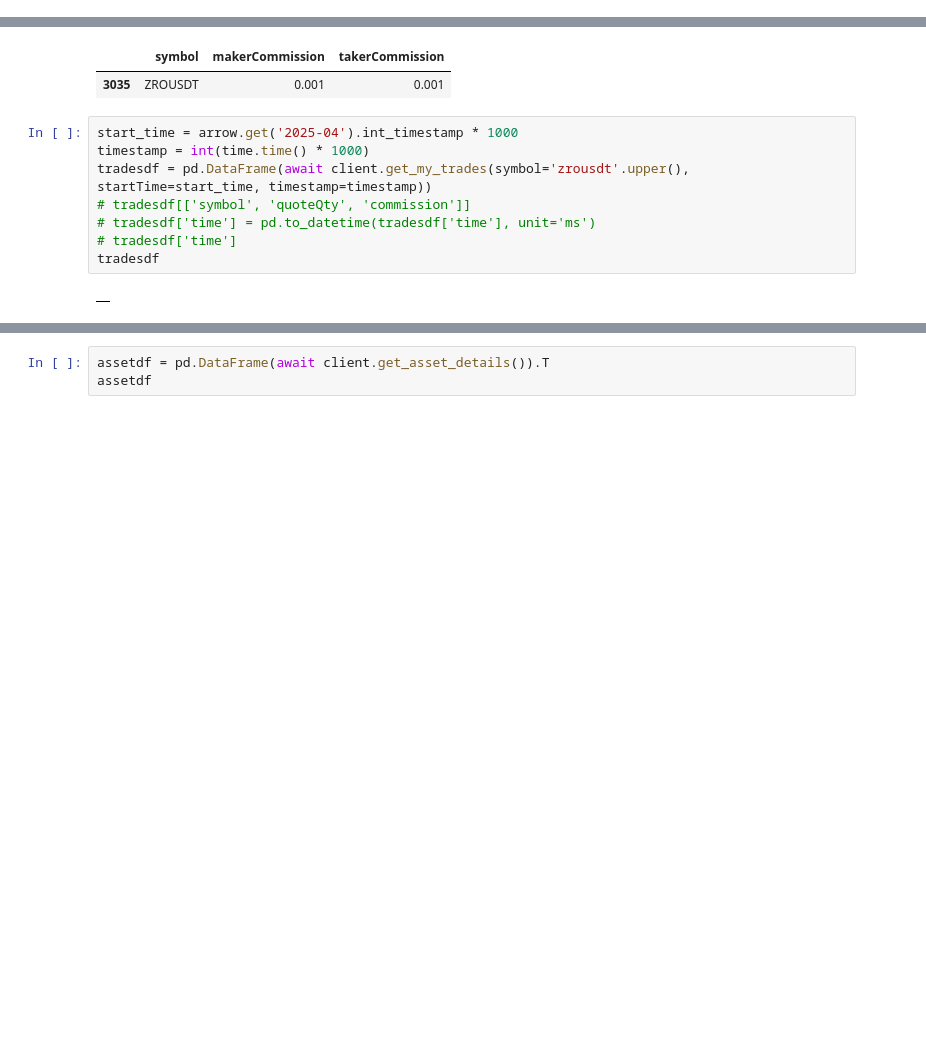
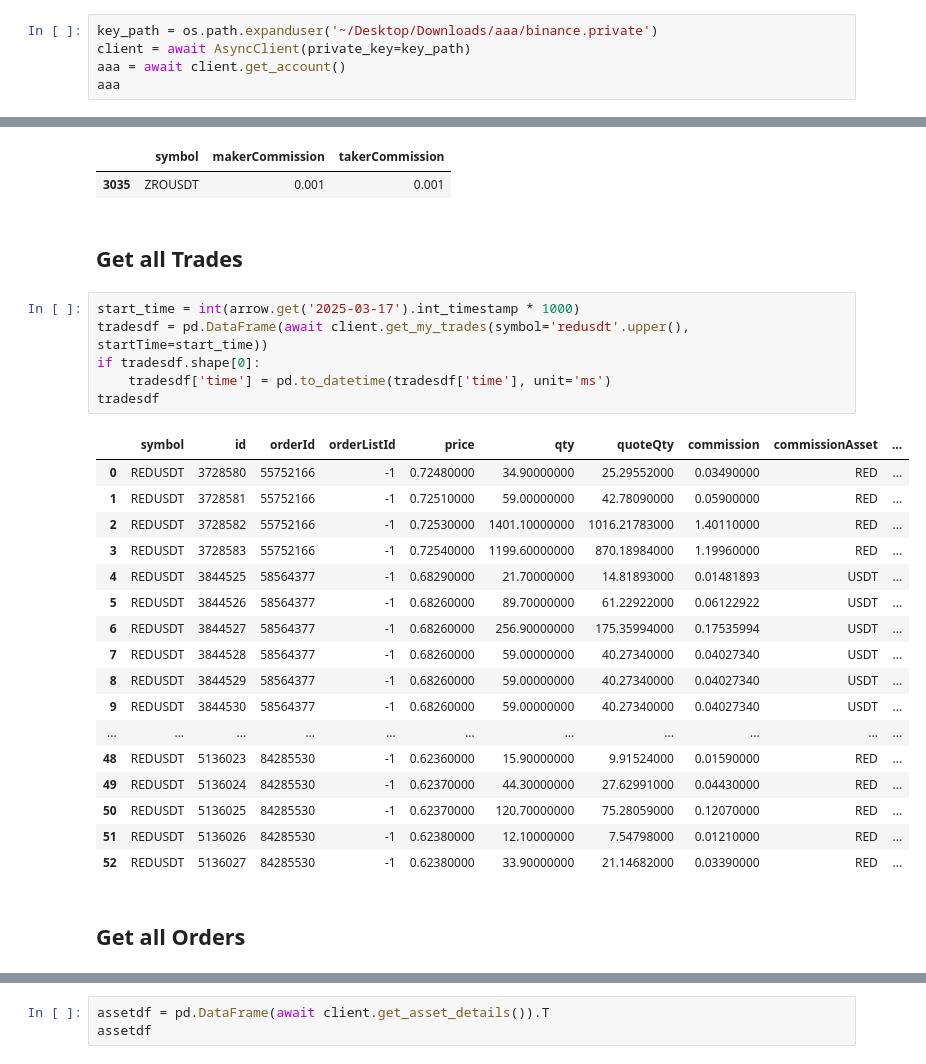
Before and after one commit to enchance/tktor, a Jupyter notebook: dev/scripts/binance1.ipynb, the cells around one changed output, grey strips where cells are left out. Saved outputs shown, nothing was run; the diff lists cells and outputs as text; blank space fills up the shorter version.

Commit message:
modify pointers after fetching new orders/trades

```diff
--- a/dev/scripts/binance1.ipynb
+++ b/dev/scripts/binance1.ipynb
@@ -22,0 +25,5 @@ client_session: <aiohttp.client.ClientSession object at 0x...>
+# %%
+key_path = os.path.expanduser('~/Desktop/Downloads/aaa/binance.private')
+client = await AsyncClient(private_key=key_path)
+aaa = await client.get_account()
+aaa
@@ -30,13 +39,31 @@ feedf[feedf['symbol'] == 'zrousdt'.upper()]
 # %% [output]
 |  | symbol | makerCommission | takerCommission |
 | 3035 | ZROUSDT | 0.001 | 0.001 |
+# %% [markdown]
+## Get all Trades
 # %%
-start_time = arrow.get('2025-04').int_timestamp * 1000
-timestamp = int(time.time() * 1000)
-tradesdf = pd.DataFrame(await client.get_my_trades(symbol='zrousdt'.upper(), startTime=start_time, timestamp=timestamp))
-# tradesdf[['symbol', 'quoteQty', 'commission']]
-# tradesdf['time'] = pd.to_datetime(tradesdf['time'], unit='ms')
-# tradesdf['time']
+start_time = int(arrow.get('2025-03-17').int_timestamp * 1000)
+tradesdf = pd.DataFrame(await client.get_my_trades(symbol='redusdt'.upper(), startTime=start_time))
+if tradesdf.shape[0]:
+    tradesdf['time'] = pd.to_datetime(tradesdf['time'], unit='ms')
 tradesdf
 # %% [output]
-|  |
+|  | symbol | id | orderId | orderListId | price | qty | quoteQty | commission | commissionAsset | ... |
+| 0 | REDUSDT | 3728580 | 55752166 | -1 | 0.72480000 | 34.90000000 | 25.29552000 | 0.03490000 | RED | ... |
+| 1 | REDUSDT | 3728581 | 55752166 | -1 | 0.72510000 | 59.00000000 | 42.78090000 | 0.05900000 | RED | ... |
+| 2 | REDUSDT | 3728582 | 55752166 | -1 | 0.72530000 | 1401.10000000 | 1016.21783000 | 1.40110000 | RED | ... |
+| 3 | REDUSDT | 3728583 | 55752166 | -1 | 0.72540000 | 1199.60000000 | 870.18984000 | 1.19960000 | RED | ... |
+| 4 | REDUSDT | 3844525 | 58564377 | -1 | 0.68290000 | 21.70000000 | 14.81893000 | 0.01481893 | USDT | ... |
+| 5 | REDUSDT | 3844526 | 58564377 | -1 | 0.68260000 | 89.70000000 | 61.22922000 | 0.06122922 | USDT | ... |
+| 6 | REDUSDT | 3844527 | 58564377 | -1 | 0.68260000 | 256.90000000 | 175.35994000 | 0.17535994 | USDT | ... |
+| 7 | REDUSDT | 3844528 | 58564377 | -1 | 0.68260000 | 59.00000000 | 40.27340000 | 0.04027340 | USDT | ... |
+| 8 | REDUSDT | 3844529 | 58564377 | -1 | 0.68260000 | 59.00000000 | 40.27340000 | 0.04027340 | USDT | ... |
+| 9 | REDUSDT | 3844530 | 58564377 | -1 | 0.68260000 | 59.00000000 | 40.27340000 | 0.04027340 | USDT | ... |
+| ... | ... | ... | ... | ... | ... | ... | ... | ... | ... | ... |
+| 48 | REDUSDT | 5136023 | 84285530 | -1 | 0.62360000 | 15.90000000 | 9.91524000 | 0.01590000 | RED | ... |
+| 49 | REDUSDT | 5136024 | 84285530 | -1 | 0.62370000 | 44.30000000 | 27.62991000 | 0.04430000 | RED | ... |
+| 50 | REDUSDT | 5136025 | 84285530 | -1 | 0.62370000 | 120.70000000 | 75.28059000 | 0.12070000 | RED | ... |
+| 51 | REDUSDT | 5136026 | 84285530 | -1 | 0.62380000 | 12.10000000 | 7.54798000 | 0.01210000 | RED | ... |
+| 52 | REDUSDT | 5136027 | 84285530 | -1 | 0.62380000 | 33.90000000 | 21.14682000 | 0.03390000 | RED | ... |
+# %% [markdown]
+## Get all Orders
```
Also changed, not shown: parts of 6 cells of this notebook, 10 other files.
